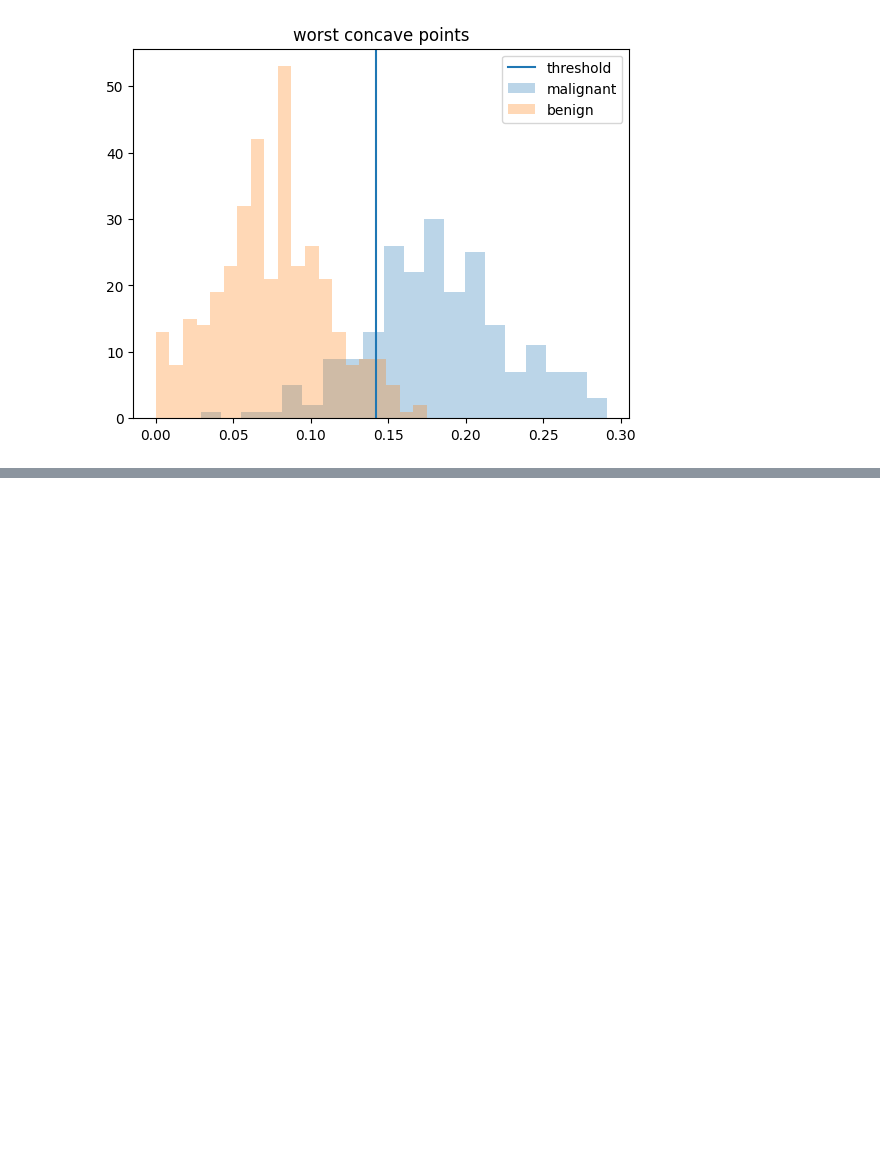
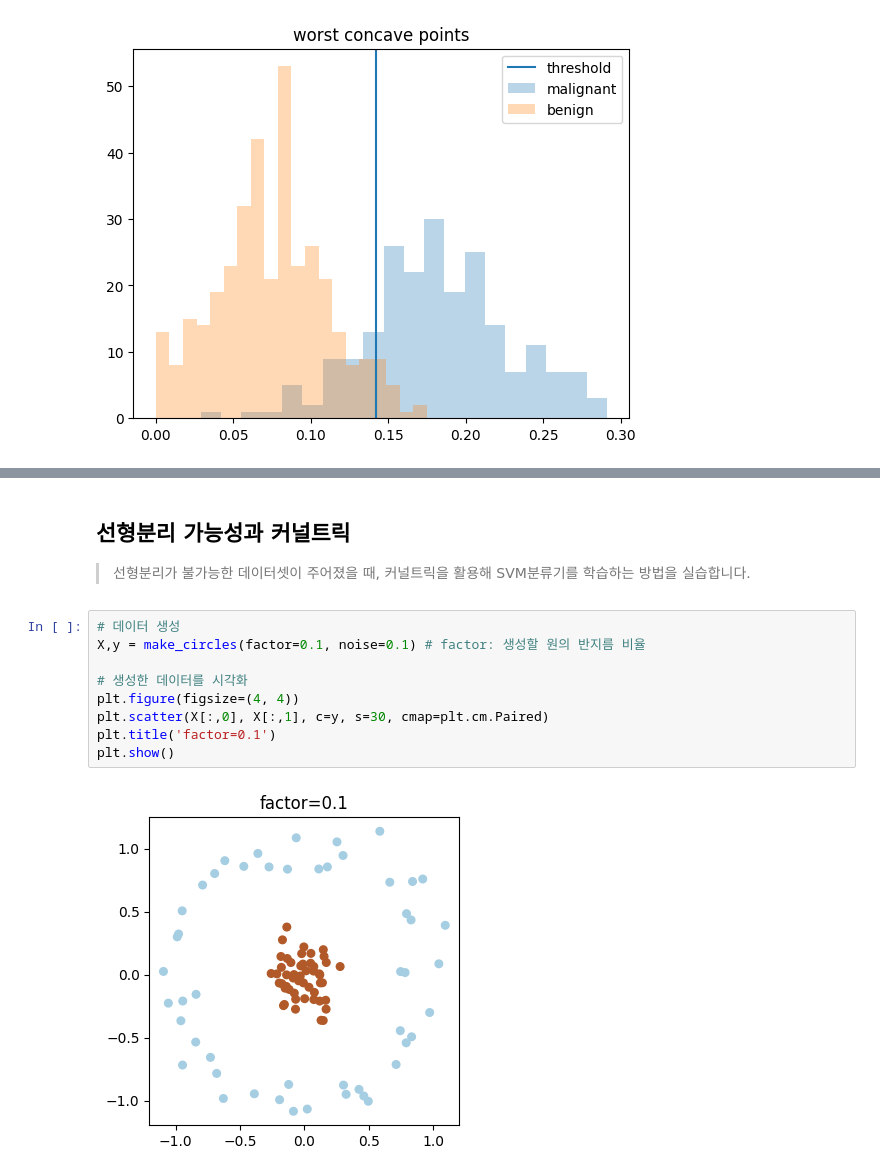
Before and after one commit to insu97/TIL, a Jupyter notebook: ML/2024-12/2024-12-21-TIL.ipynb, the cells around one changed output, grey strips where cells are left out. Saved outputs shown, nothing was run; the diff lists cells and outputs as text; blank space fills up the shorter version.

```diff
--- a/ML/2024-12/2024-12-21-TIL.ipynb
+++ b/ML/2024-12/2024-12-21-TIL.ipynb
@@ -209,0 +264,15 @@ feature importance :  0.06565079001137543
+# %% [markdown]
+## 선형분리 가능성과 커널트릭
+
+> 선형분리가 불가능한 데이터셋이 주어졌을 때, 커널트릭을 활용해 SVM분류기를 학습하는 방법을 실습합니다.
+# %%
+# 데이터 생성
+X,y = make_circles(factor=0.1, noise=0.1) # factor: 생성할 원의 반지름 비율
+
+# 생성한 데이터를 시각화
+plt.figure(figsize=(4, 4))
+plt.scatter(X[:,0], X[:,1], c=y, s=30, cmap=plt.cm.Paired)
+plt.title('factor=0.1')
+plt.show()
+# %% [output]
+[figure, added]
```
Also changed, not shown: parts of 7 cells of this notebook.
